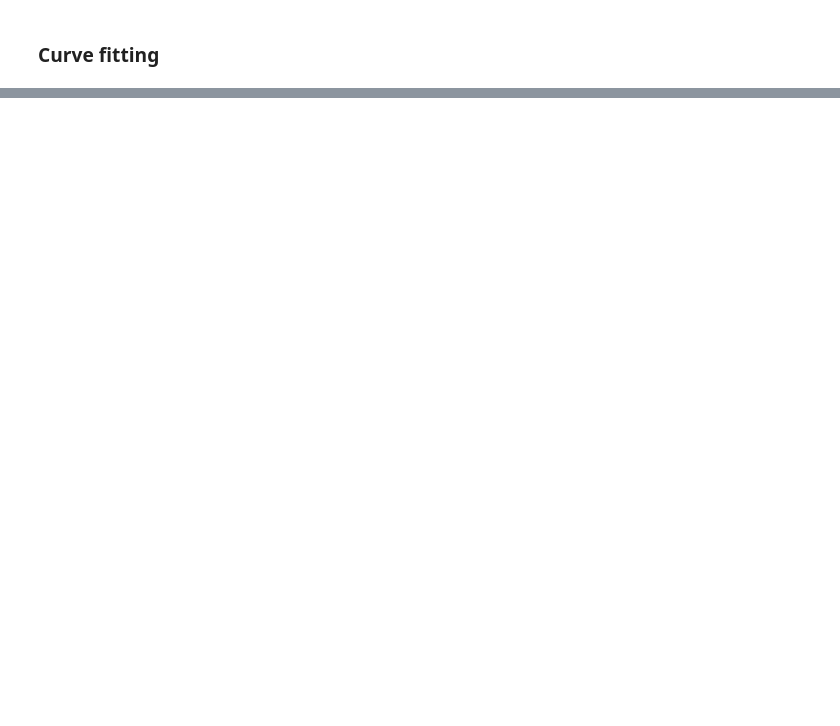
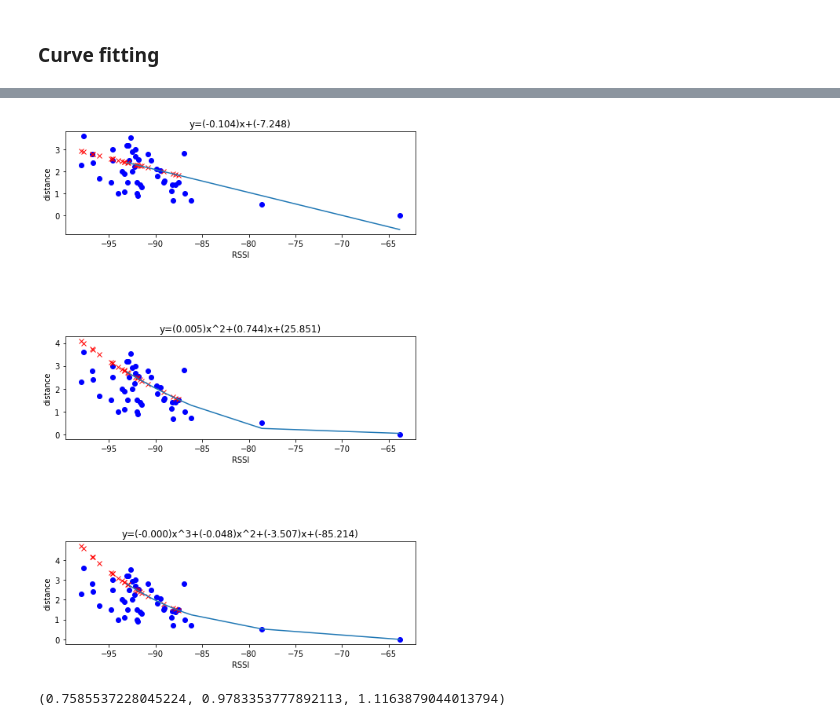
Before and after one commit to MinorOrg/MQTT-pi-subscriber, a Jupyter notebook: rssi-calculations.ipynb, the cells around one changed output, grey strips where cells are left out. Saved outputs shown, nothing was run; the diff lists cells and outputs as text; code cells hidden in the pictures; blank space fills up the shorter version.

```diff
--- a/rssi-calculations.ipynb
+++ b/rssi-calculations.ipynb
@@ -845,0 +935,9 @@ curveFitting(esp3_avg_array)
+# %%
+E31,E32,E33 = curveFitting(esp3_avg_array)
+# %% [output]
+[figure, added]
+# %%
+n3=(np.mean(E31),np.mean(E32),np.mean(E33))
+n3
+# %% [output]
+(0.7585537228045224, 0.9783353777892113, 1.1163879044013794)
```
Also changed, not shown: parts of 24 cells of this notebook, 5 other files.
